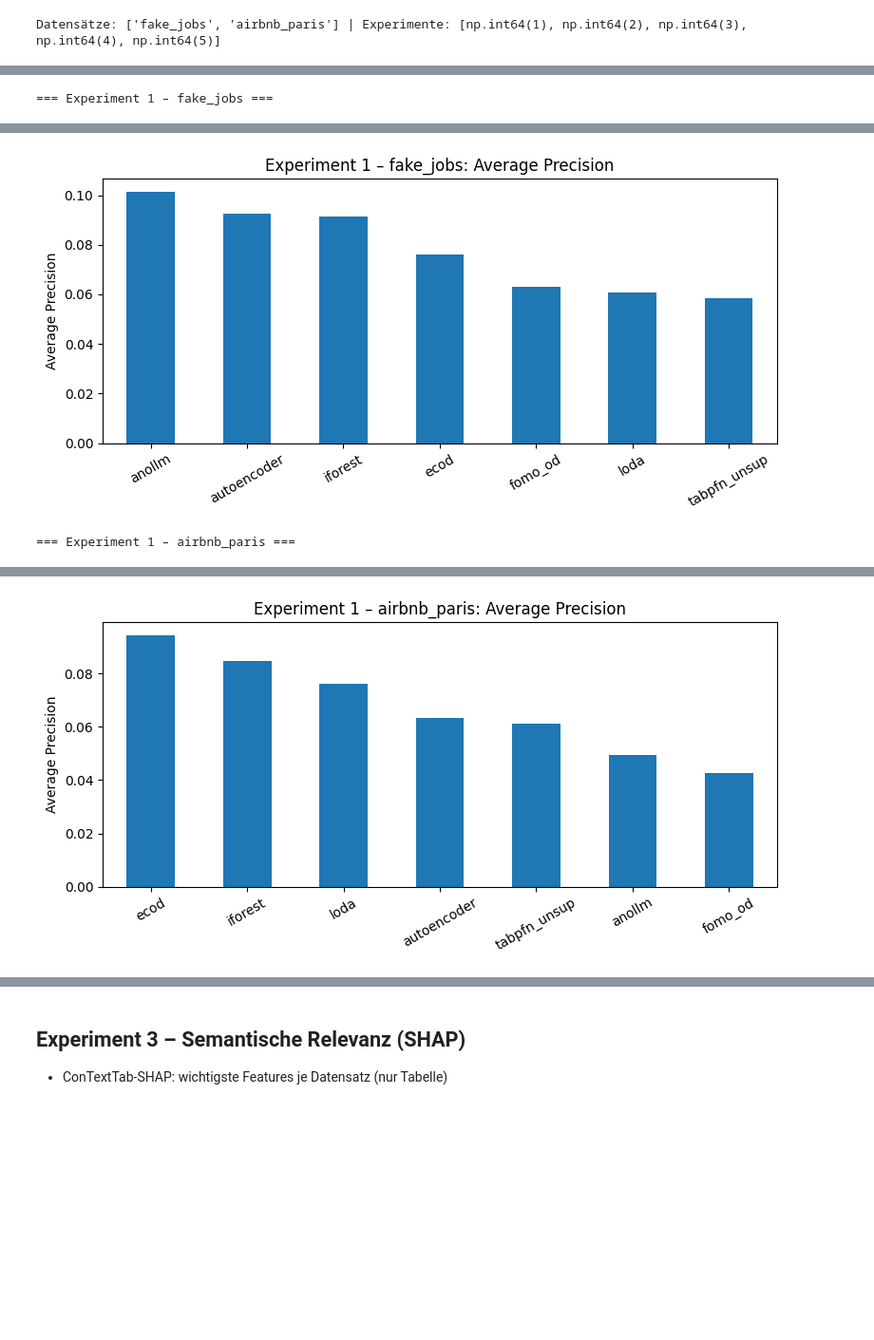
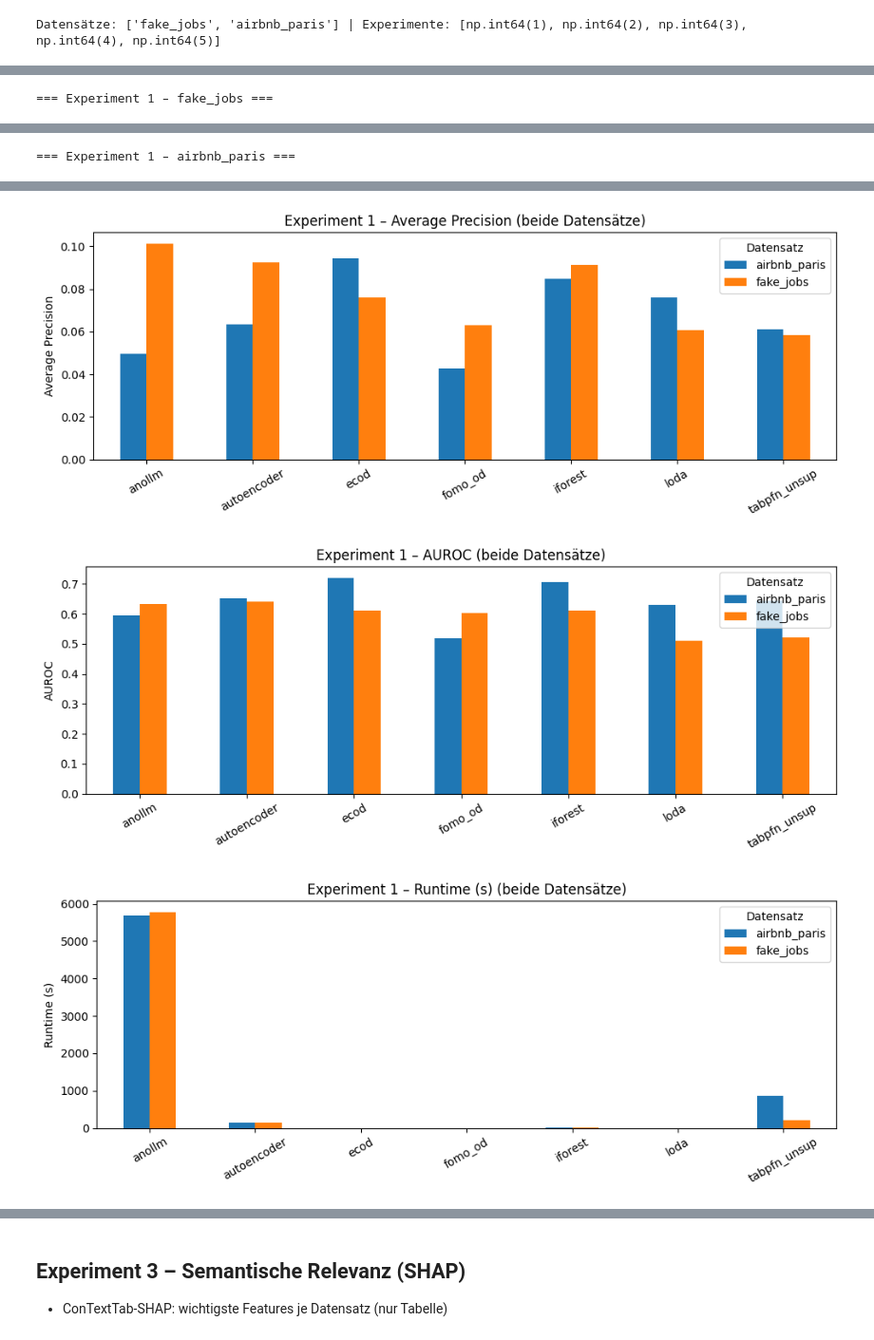
Before and after one commit to florivz/tfm-anomaly-detection, a Jupyter notebook: experiment_summary.ipynb, the cells around one changed output, grey strips where cells are left out. Shown at 95% size. Cells and saved outputs as stored; diff of their text form; code cells hidden in the pictures; blank space fills up the shorter version.

```diff
--- a/experiment_summary.ipynb
+++ b/experiment_summary.ipynb
@@ -54,43 +59,54 @@ Datensätze: ['fake_jobs', 'airbnb_paris'] | Experimente: [np.int64(1), np.int64
 # %%
-for ds in datasets:
-    sub = df[(df["exp_num"] == 1) & (df["dataset"] == ds)] if len(df) else df
-    if not len(sub):
-        print(f"{ds}: keine Exp-1-Runs")
-        continue
-    g = sub.groupby("model")
-    tab = g[["AP", "AUROC", "runtime_s"]].mean()
-    tab["n_runs"] = g.size()
-    tab = tab.sort_values("AP", ascending=False).round(4)
-    print(f"=== Experiment 1 – {ds} ===")
-    display(tab)
-    ax = tab["AP"].plot.bar(figsize=(8, 4), rot=30)
-    ax.set_title(f"Experiment 1 – {ds}: Average Precision")
-    ax.set_ylabel("Average Precision")
-    ax.set_xlabel("")
-    plt.tight_layout()
-    plt.show()
+sub = df[df["exp_num"] == 1] if len(df) else df
+if not len(sub):
+    print("keine Exp-1-Runs")
+else:
+    # Tabelle je Datensatz
+    for ds in datasets:
+        s = sub[sub["dataset"] == ds]
+        if not len(s):
+            continue
+        g = s.groupby("model")
+        tab = g[["AP", "AUROC", "runtime_s"]].mean()
+        tab["n_runs"] = g.size()
+        tab = tab.sort_values("AP", ascending=False).round(4)
+        tab.to_csv(f"{RESULT_DIR}/exp1_{ds}.csv")
+        print(f"=== Experiment 1 – {ds} ===")
+        display(tab)
+
+    # je 1 Chart für AP, AUROC, Runtime – beide Datensätze, Modelle alphabetisch
+    for metric, label in [("AP", "Average Precision"), ("AUROC", "AUROC"), ("runtime_s", "Runtime (s)")]:
+        piv = sub.pivot_table(index="model", columns="dataset", values=metric, aggfunc="mean").sort_index()
+        ax = piv.plot.bar(figsize=(10, 4), rot=30)
+        ax.set_title(f"Experiment 1 – {label} (beide Datensätze)")
+        ax.set_ylabel(label)
+        ax.set_xlabel("")
+        ax.legend(title="Datensatz")
+        plt.tight_layout()
+        plt.show()
 # %% [output]
 === Experiment 1 – fake_jobs ===
 |  | AP | AUROC | runtime_s | n_runs |
 | model |  |  |  |  |
 | anollm | 0.1015 | 0.6326 | 5782.5427 | 3 |
 | autoencoder | 0.0924 | 0.6409 | 135.0691 | 3 |
 | iforest | 0.0915 | 0.6125 | 2.2812 | 3 |
 | ecod | 0.0759 | 0.6125 | 0.3393 | 3 |
 | fomo_od | 0.0630 | 0.6040 | 0.2345 | 3 |
 | loda | 0.0609 | 0.5108 | 0.5385 | 3 |
 | tabpfn_unsup | 0.0585 | 0.5218 | 211.7583 | 3 |
-[figure, old version]
 === Experiment 1 – airbnb_paris ===
 |  | AP | AUROC | runtime_s | n_runs |
 | model |  |  |  |  |
 | ecod | 0.0945 | 0.7213 | 0.5643 | 3 |
 | iforest | 0.0849 | 0.7060 | 2.1115 | 3 |
 | loda | 0.0760 | 0.6298 | 0.5789 | 3 |
 | autoencoder | 0.0635 | 0.6510 | 141.0601 | 3 |
 | tabpfn_unsup | 0.0611 | 0.6453 | 869.6986 | 3 |
 | anollm | 0.0495 | 0.5944 | 5692.6353 | 3 |
 | fomo_od | 0.0426 | 0.5182 | 0.2387 | 3 |
+[figure, new version]
-[figure, old version]
+[figure, new version]
+[figure, added]
 # %% [markdown]
 ## Experiment 2 – Enhanced Baseline-Modelle
```
Also changed, not shown: parts of 9 cells of this notebook, 11 other files.
